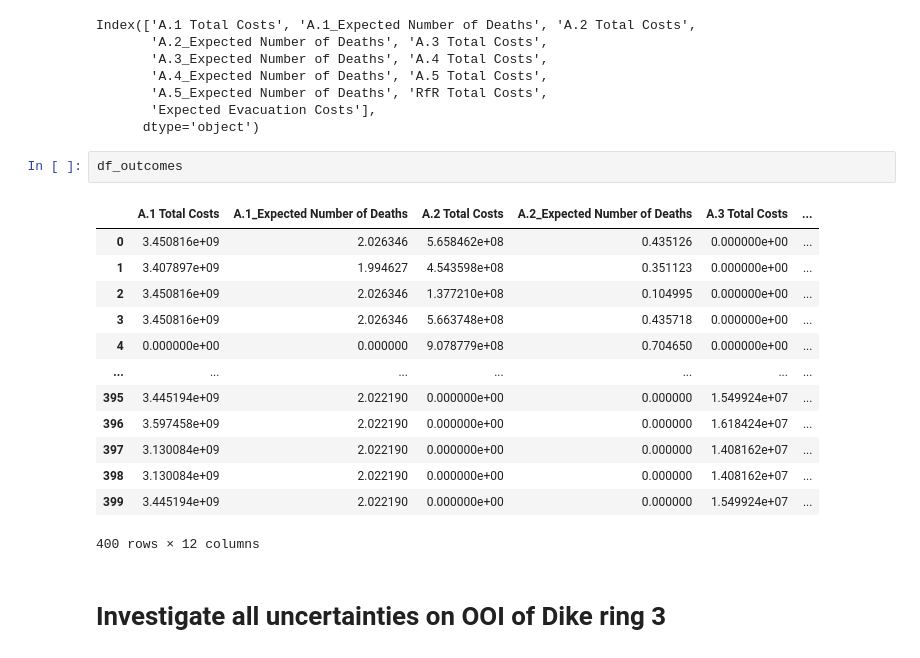
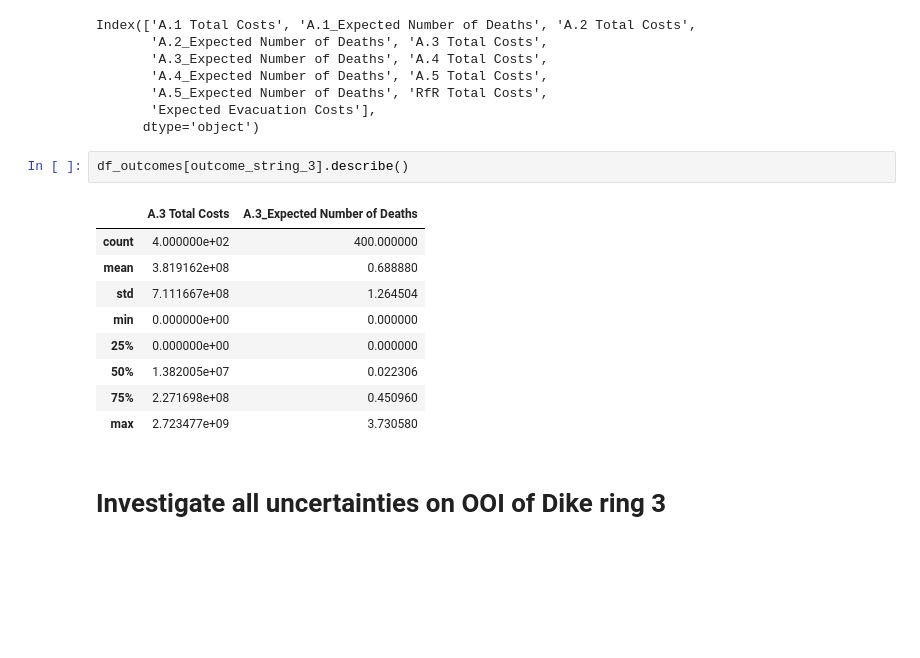
Before and after one commit to PancakeBun/epa141A_Labs_Group_Asians, a Jupyter notebook: final assignment/scenario_discovery.ipynb, the cells around one changed output. Cells and saved outputs as stored; diff of their text form; blank space fills up the shorter version.

```diff
--- a/final assignment/scenario_discovery.ipynb
+++ b/final assignment/scenario_discovery.ipynb
@@ -119,21 +116,17 @@ Index(['A.1 Total Costs', 'A.1_Expected Number of Deaths', 'A.2 Total Costs',
        'Expected Evacuation Costs'],
       dtype='object')
 # %%
-df_outcomes
+df_outcomes[outcome_string_3].describe()
 # %% [output]
-|  | A.1 Total Costs | A.1_Expected Number of Deaths | A.2 Total Costs | A.2_Expected Number of Deaths | A.3 Total Costs | ... |
-| 0 | 3.450816e+09 | 2.026346 | 5.658462e+08 | 0.435126 | 0.000000e+00 | ... |
-| 1 | 3.407897e+09 | 1.994627 | 4.543598e+08 | 0.351123 | 0.000000e+00 | ... |
-| 2 | 3.450816e+09 | 2.026346 | 1.377210e+08 | 0.104995 | 0.000000e+00 | ... |
-| 3 | 3.450816e+09 | 2.026346 | 5.663748e+08 | 0.435718 | 0.000000e+00 | ... |
-| 4 | 0.000000e+00 | 0.000000 | 9.078779e+08 | 0.704650 | 0.000000e+00 | ... |
-| ... | ... | ... | ... | ... | ... | ... |
-| 395 | 3.445194e+09 | 2.022190 | 0.000000e+00 | 0.000000 | 1.549924e+07 | ... |
-| 396 | 3.597458e+09 | 2.022190 | 0.000000e+00 | 0.000000 | 1.618424e+07 | ... |
-| 397 | 3.130084e+09 | 2.022190 | 0.000000e+00 | 0.000000 | 1.408162e+07 | ... |
-| 398 | 3.130084e+09 | 2.022190 | 0.000000e+00 | 0.000000 | 1.408162e+07 | ... |
-| 399 | 3.445194e+09 | 2.022190 | 0.000000e+00 | 0.000000 | 1.549924e+07 | ... |
+|  | A.3 Total Costs | A.3_Expected Number of Deaths |
+| count | 4.000000e+02 | 400.000000 |
+| mean | 3.819162e+08 | 0.688880 |
+| std | 7.111667e+08 | 1.264504 |
+| min | 0.000000e+00 | 0.000000 |
+| 25% | 0.000000e+00 | 0.000000 |
+| 50% | 1.382005e+07 | 0.022306 |
+| 75% | 2.271698e+08 | 0.450960 |
+| max | 2.723477e+09 | 3.730580 |
-400 rows × 12 columns
 # %% [markdown]
 # Investigate all uncertainties on OOI of Dike ring 3
 # %%
```
Also changed, not shown: parts of 14 cells of this notebook, 4 other files.
